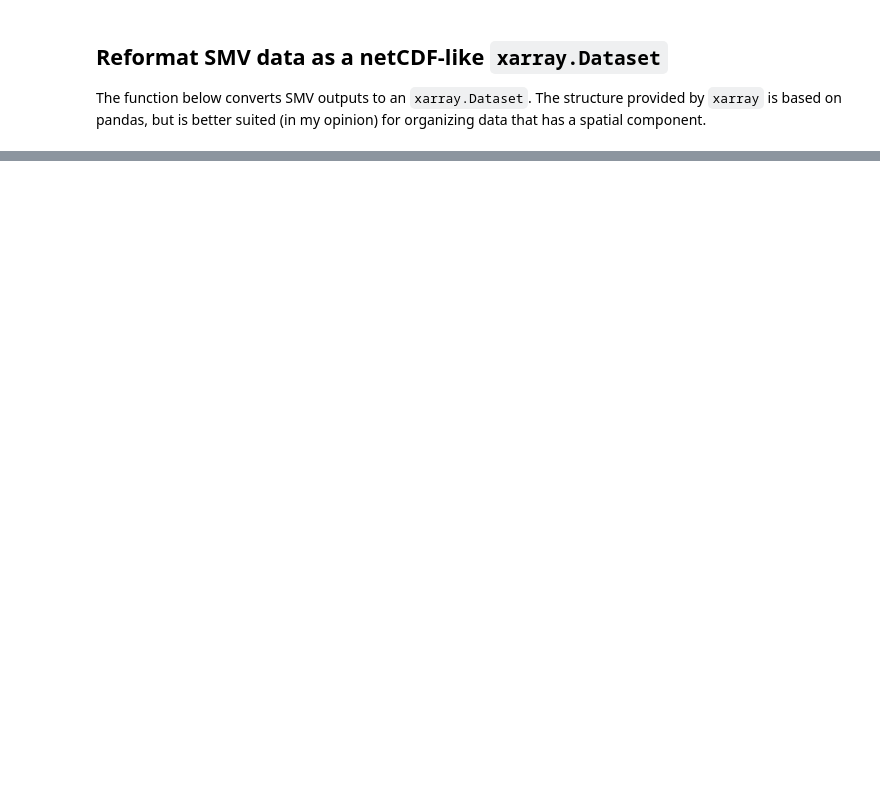
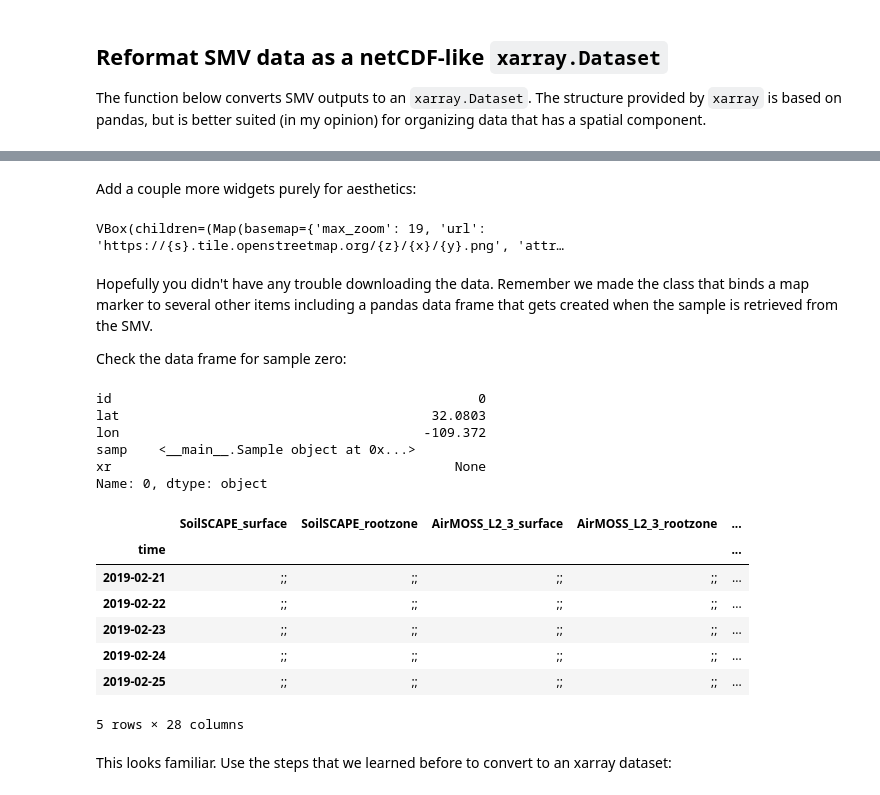
Before and after one commit to jjmcnelis/nasa_usfs_workshop, a Jupyter notebook: day3-tutorial.ipynb, the cells around one changed output, grey strips where cells are left out. Drawn from its saved outputs; the diff is of its cells as text; code cells hidden in the pictures; blank space fills up the shorter version.

```diff
--- a/day3-tutorial.ipynb
+++ b/day3-tutorial.ipynb
@@ -453,0 +648,24 @@ One more thing before we make the data frame. Steps to get nice colors for the m
+# %%
+url = "https://daac.ornl.gov/cgi-bin/viz/download.pl?"
+
+class Sample(object):
+
+    def __init__(self, i, lat, lon):
+        """Inits with id,lat,lon; makes request string, map point."""
+        self.id, self.lat, self.lon = i, lat, lon               # id, lat, lon
+        self.rurl = url+"lt={0}&ln={1}&d=smap".format(lt,ln)    # request url
+        self.pt = mwg.CircleMarker(                             # map point
+            location=(lat,lon),                                 # lat,lon tuple
+            radius=7,                                           # in pixels
+            stroke=False,
+            fill_opacity=0.6,
+            fill_color="black")
+
+    def update(self, **kwargs):
+        for arg, val in kwargs.items():
+            setattr(self.pt, arg, val)
+
+    def submit(self):
+        """Called by parent. Downloads url. Updates status."""
+        self.response = requests.get(self.rurl, cookies=auth)   # submit SMV request
+        self.df = txt_to_pd(self.response.text)                 # read to pandas df
@@ -453,0 +694,46 @@ One more thing before we make the data frame. Steps to get nice colors for the m
+# %% [markdown]
+Add a couple more widgets purely for aesthetics:
+# %%
+n = len(samples.samp)
+progress = wg.IntProgress(value=0, min=0, max=n, description="Progress: ", layout=wg.Layout(width="95%"))
+
+def submit_handler(b):
+    submit.disabled = True               # disable submit button
+    for samp in samples.samp:            # loop over sample pts
+        progress.value += 1              # update progress bar
+        samp.update(                     # update point style
+            stroke=True,
+            color="white",
+            opacity=0.6)
+        samp.submit()                    # download the data
+
+submit = wg.Button(description='Submit', button_style='success')
+submit.on_click(submit_handler)
+
+wg.VBox([m2,wg.HBox([submit,progress])])
+# %% [output]
+VBox(children=(Map(basemap={'max_zoom': 19, 'url': 'https://{s}.tile.openstreetmap.org/{z}/{x}/{y}.png', 'attr…
+# %% [markdown]
+Hopefully you didn't have any trouble downloading the data. Remember we made the class that binds a map marker to several other items including a pandas data frame that gets created when the sample is retrieved from the SMV.
+
+Check the data frame for sample zero:
+# %%
+samples0 = samples.iloc[0]
+print(samples0); samples0.samp.df.tail(5)
+# %% [output]
+id                                               0
+lat                                        32.0803
+lon                                       -109.372
+samp    <__main__.Sample object at 0x...>
+xr                                            None
+Name: 0, dtype: object
+|  | SoilSCAPE_surface | SoilSCAPE_rootzone | AirMOSS_L2_3_surface | AirMOSS_L2_3_rootzone | ... |
+| time |  |  |  |  | ... |
+| 2019-02-21 | ;; | ;; | ;; | ;; | ... |
+| 2019-02-22 | ;; | ;; | ;; | ;; | ... |
+| 2019-02-23 | ;; | ;; | ;; | ;; | ... |
+| 2019-02-24 | ;; | ;; | ;; | ;; | ... |
+| 2019-02-25 | ;; | ;; | ;; | ;; | ... |
+5 rows × 28 columns
+# %% [markdown]
+This looks familiar. Use the steps that we learned before to convert to an xarray dataset:
```
Also changed, not shown: parts of 128 cells of this notebook, 6 other files.
